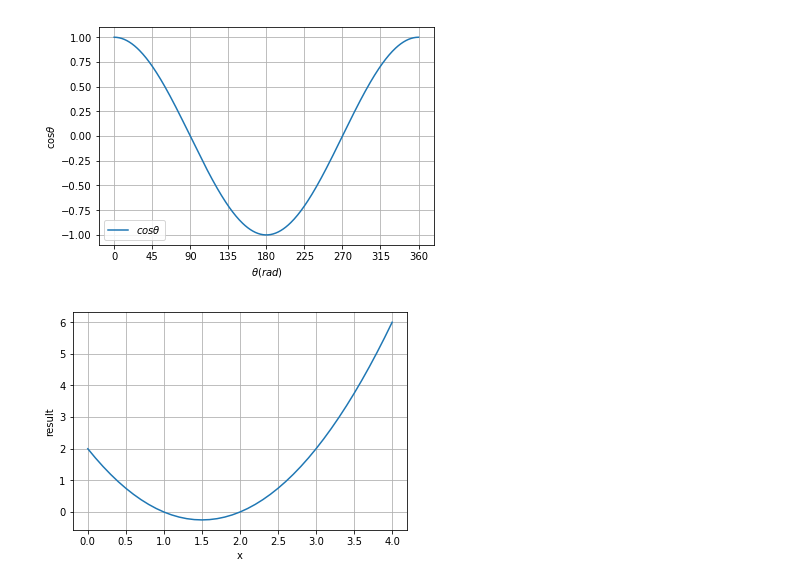
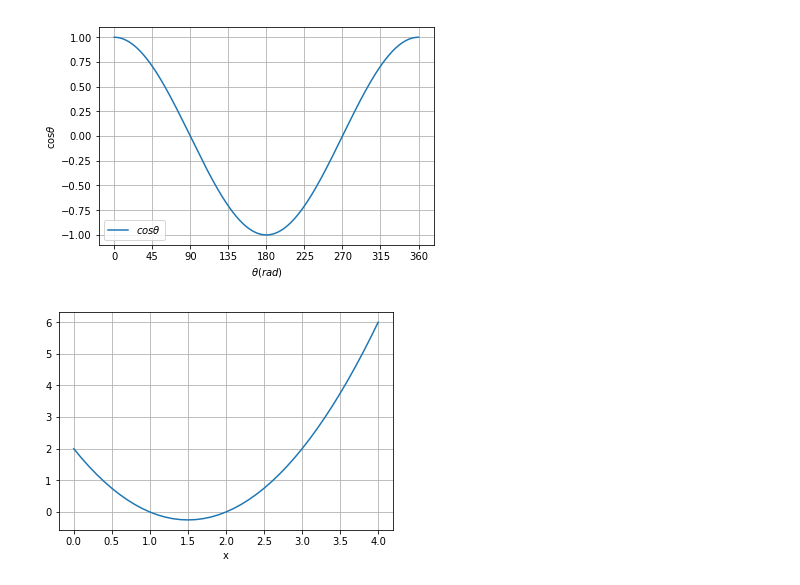
Before and after one commit to JYK1446/nmisp, a Jupyter notebook: 00_introduction/00_introduction.ipynb, the cells around one changed output. Saved outputs shown, nothing was run; the diff lists cells and outputs as text; code cells hidden in the pictures.

```diff
--- a/00_introduction/00_introduction.ipynb
+++ b/00_introduction/00_introduction.ipynb
@@ -86,12 +86,11 @@ py.show()
 # %%
 #도전 과제 3
 x = py.arange(0, 4 + 0.01, 0.1)
 x_calculate_array = (x - 1)*(x - 2)
 py.plot(x, x_calculate_array, label = 'x')
 py.grid(True)
 py.xlabel('x')
-py.ylabel('result')
 
 py.show()
 # %% [output]
-[figure, old version]
+[figure, new version]
```
